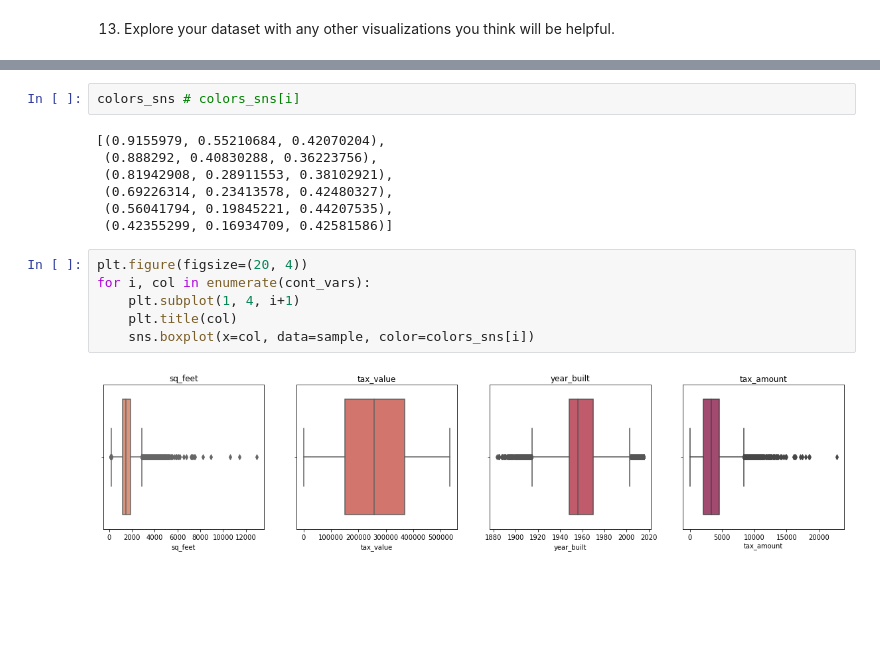
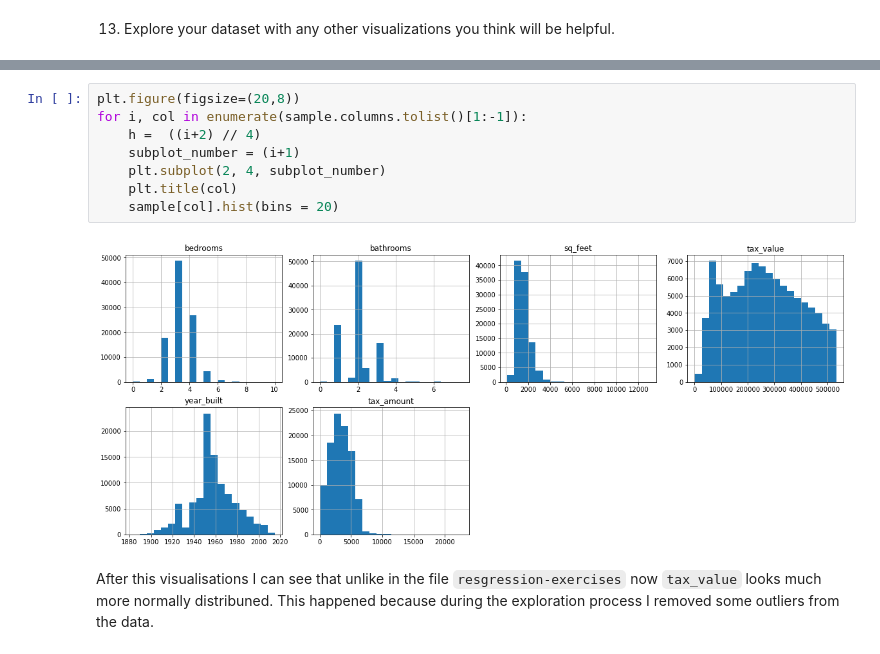
Before and after one commit to nadia-paz/regression-exercises, a Jupyter notebook: explore.ipynb, the cells around one changed output, grey strips where cells are left out. Saved outputs shown, nothing was run; the diff lists cells and outputs as text; blank space fills up the shorter version.

````diff
--- a/explore.ipynb
+++ b/explore.ipynb
@@ -165,17 +243,12 @@ colors_sns = sns.color_palette("flare")
-# %%
-colors_sns # colors_sns[i]
-# %% [output]
-[(0.9155979, 0.55210684, 0.42070204),
- (0.888292, 0.40830288, 0.36223756),
- (0.81942908, 0.28911553, 0.38102921),
- (0.69226314, 0.23413578, 0.42480327),
- (0.56041794, 0.19845221, 0.44207535),
- (0.42355299, 0.16934709, 0.42581586)]
-# %%
-plt.figure(figsize=(20, 4))
-for i, col in enumerate(cont_vars):
-    plt.subplot(1, 4, i+1)
-    plt.title(col)
-    sns.boxplot(x=col, data=sample, color=colors_sns[i])
-# %% [output]
-[figure, removed]
+# %%
+plt.figure(figsize=(20,8))
+for i, col in enumerate(sample.columns.tolist()[1:-1]):
+    h =  ((i+2) // 4)
+    subplot_number = (i+1)
+    plt.subplot(2, 4, subplot_number)
+    plt.title(col)
+    sample[col].hist(bins = 20)
+# %% [output]
+[figure, added]
+# %% [markdown]
+After this visualisations I can see that unlike in the file ```resgression-exercises``` now ```tax_value``` looks much more normally distribuned. This happened because during the exploration process I removed some outliers from the data.
````
Also changed, not shown: parts of 31 cells of this notebook.
